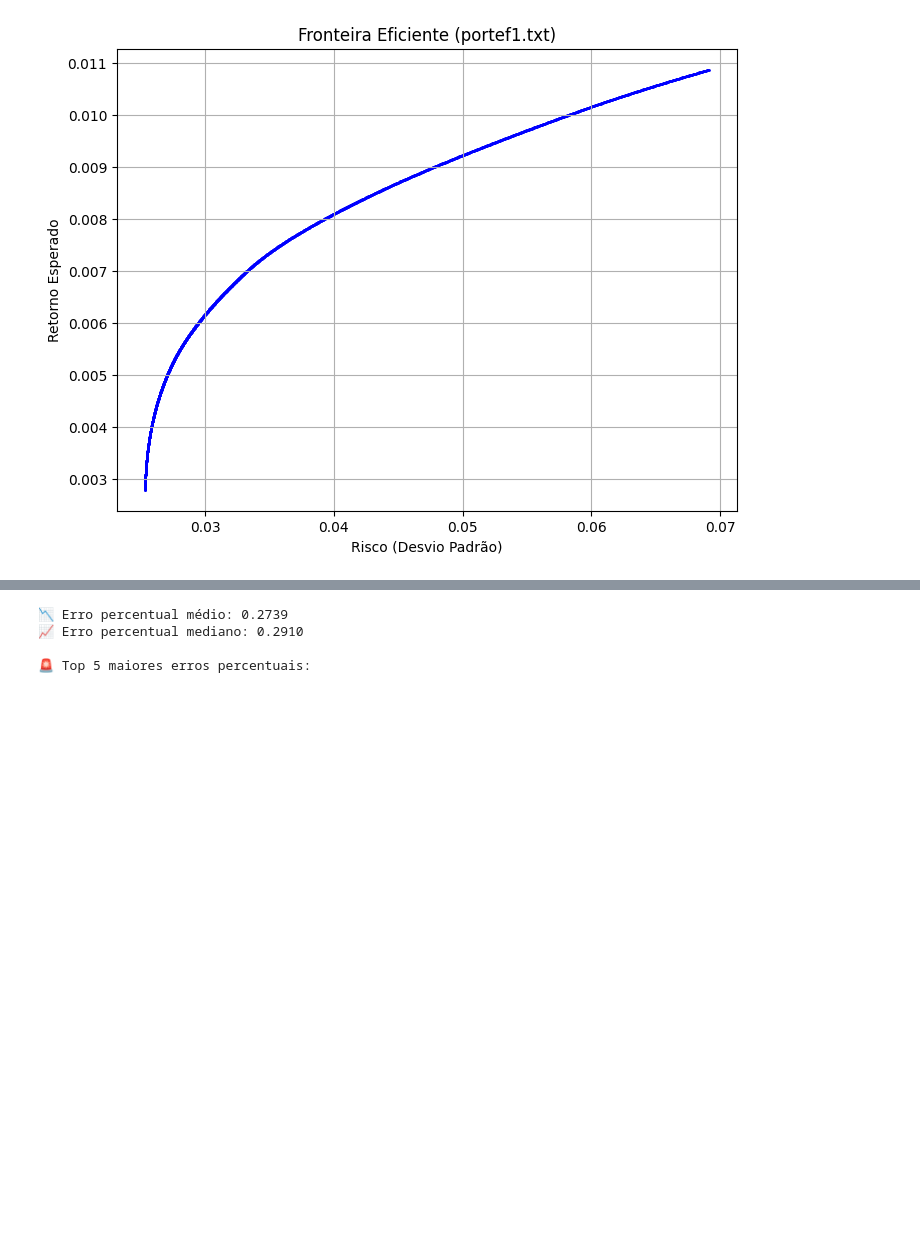
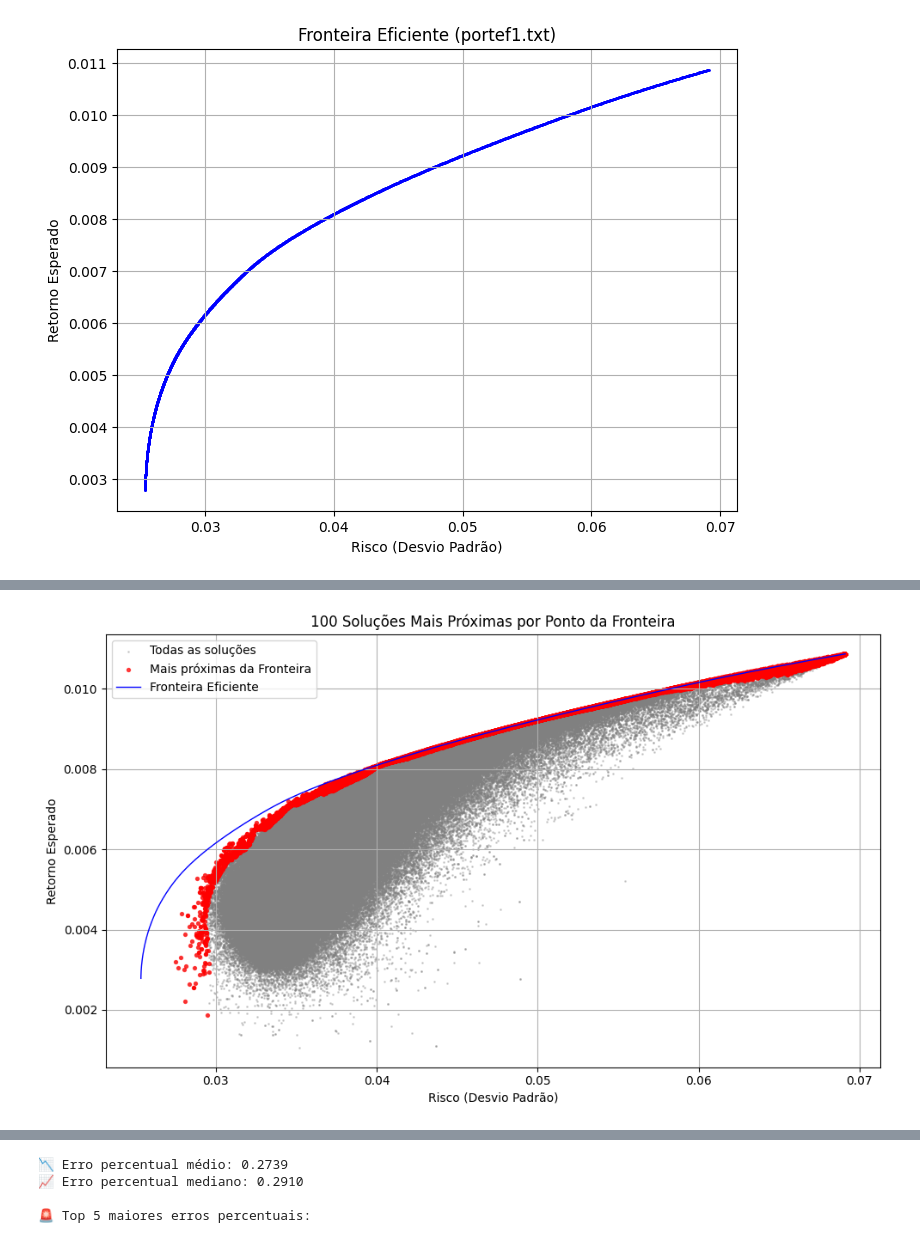
Before and after one commit to J0NGS/customhys, a Jupyter notebook: portfolio_optimization_OR_LIBRARY.ipynb, the cells around one changed output, grey strips where cells are left out. Drawn from its saved outputs; the diff is of its cells as text; code cells hidden in the pictures; blank space fills up the shorter version.

```diff
--- a/portfolio_optimization_OR_LIBRARY.ipynb
+++ b/portfolio_optimization_OR_LIBRARY.ipynb
@@ -868,0 +881,40 @@ plt.show()
+# %%
+from joblib import Parallel, delayed
+import numpy as np
+import matplotlib.pyplot as plt
+import multiprocessing
+
+
+solution_points = df_logs[["risk", "expected_return"]].to_numpy()
+frontier_points = df_portef[["std_dev", "mean_return"]].to_numpy()
+
+def find_top_k_for_point(x, y, k=100):
+    distances = np.sqrt((solution_points[:, 0] - x)**2 + (solution_points[:, 1] - y)**2)
+    return np.argpartition(distances, k)[:k]
+
+n_cores = multiprocessing.cpu_count()
+n_jobs = max(1, int(n_cores * 0.3))  # usa 30% da capacidade
+
+results = Parallel(n_jobs=n_jobs, backend='loky')(
+    delayed(find_top_k_for_point)(x, y) for x, y in frontier_points
+)
+
+# Junta os índices únicos
+closest_solutions_indices = set(np.concatenate(results))
+df_closest = df_logs.iloc[list(closest_solutions_indices)]
+
+
+# 📊 Gráfico comparativo
+plt.figure(figsize=(10, 6))
+plt.scatter(df_logs["risk"], df_logs["expected_return"], s=1, color='gray', alpha=0.3, label="Todas as soluções")
+plt.scatter(df_closest["risk"], df_closest["expected_return"], s=8, color='red', alpha=0.7, label="Mais próximas da Fronteira")
+plt.plot(df_portef["std_dev"], df_portef["mean_return"], color='blue', linewidth=1, label="Fronteira Eficiente")
+plt.title("100 Soluções Mais Próximas por Ponto da Fronteira")
+plt.xlabel("Risco (Desvio Padrão)")
+plt.ylabel("Retorno Esperado")
+plt.grid(True)
+plt.legend()
+plt.tight_layout()
+plt.show()
+# %% [output]
+[figure, added]
```
Also changed, not shown: parts of 9 cells of this notebook, 25 other files.
